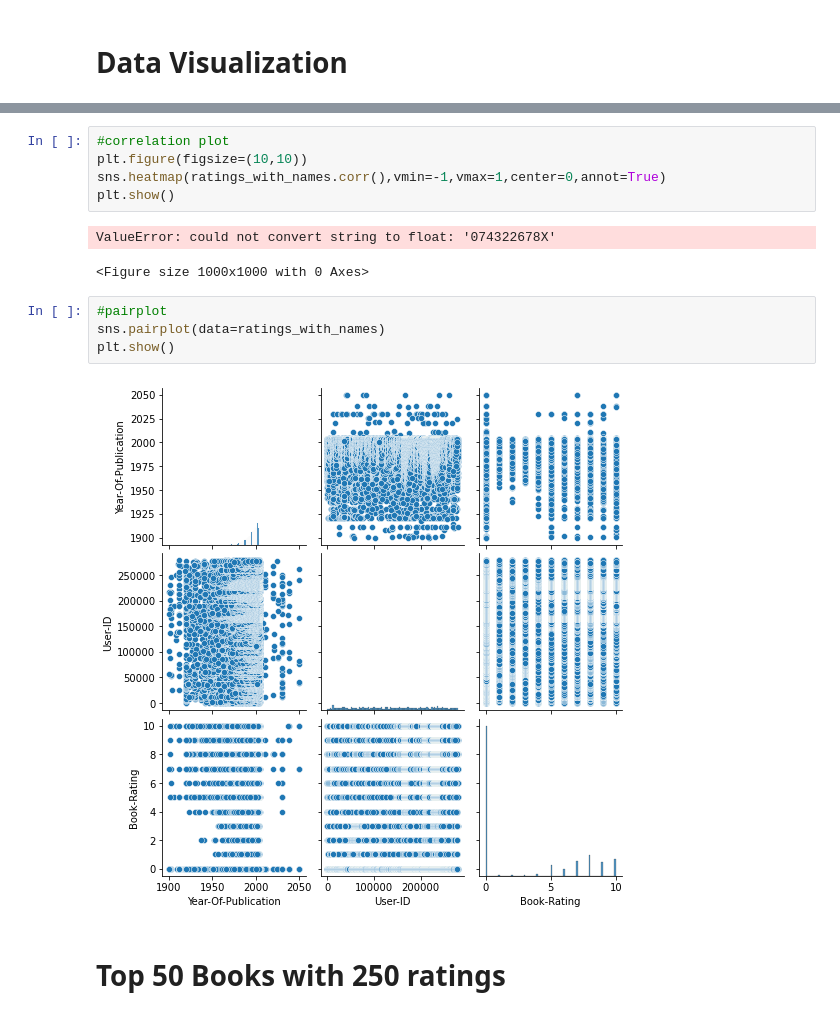
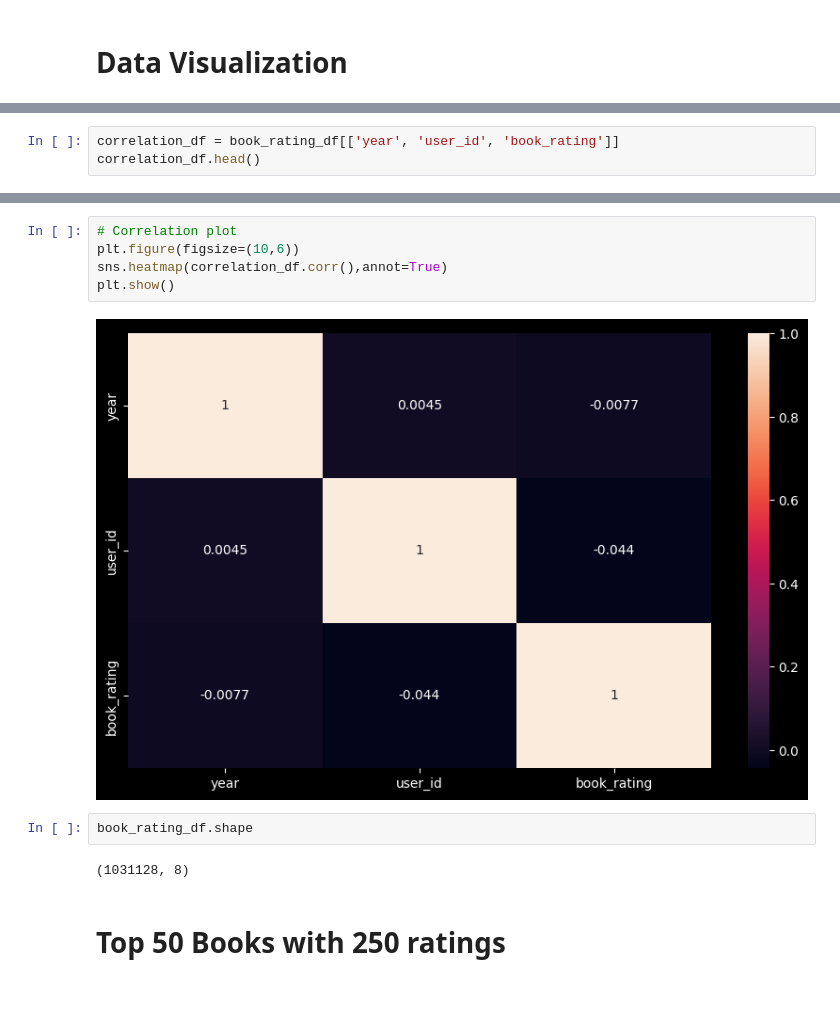
Before and after one commit to RheedWhan/book-recommendation, a Jupyter notebook: Book recommendation system2.ipynb, the cells around one changed output, grey strips where cells are left out. Drawn from its saved outputs; the diff is of its cells as text.

```diff
--- a/Book recommendation system2.ipynb
+++ b/Book recommendation system2.ipynb
@@ -428,0 +502,3 @@ plt.show()
+# %%
+correlation_df = book_rating_df[['year', 'user_id', 'book_rating']]
+correlation_df.head()
@@ -429,17 +512,14 @@ plt.show()
 # %%
-#correlation plot
-plt.figure(figsize=(10,10))
-sns.heatmap(ratings_with_names.corr(),vmin=-1,vmax=1,center=0,annot=True)
+# Correlation plot
+plt.figure(figsize=(10,6))
+sns.heatmap(correlation_df.corr(),annot=True)
 plt.show()
 # %% [output]
-ValueError: could not convert string to float: '074322678X'
-<Figure size 1000x1000 with 0 Axes>
+[figure, added]
-# %%
-#pairplot
-sns.pairplot(data=ratings_with_names)
-plt.show()
-# %% [output]
-[figure, removed]
+# %%
+book_rating_df.shape
+# %% [output]
+(1031128, 8)
 # %% [markdown]
 # Top 50 Books with 250 ratings
 # %%
```
Also changed, not shown: parts of 13 cells of this notebook.
